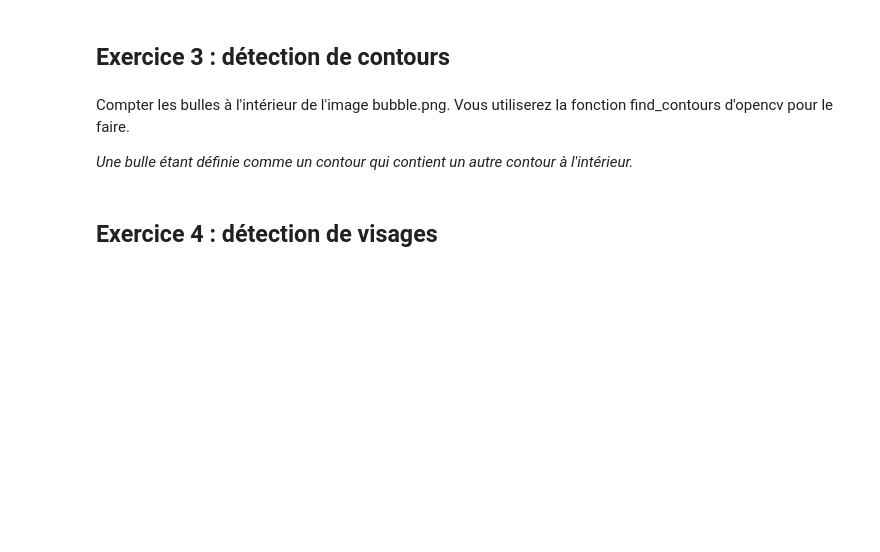
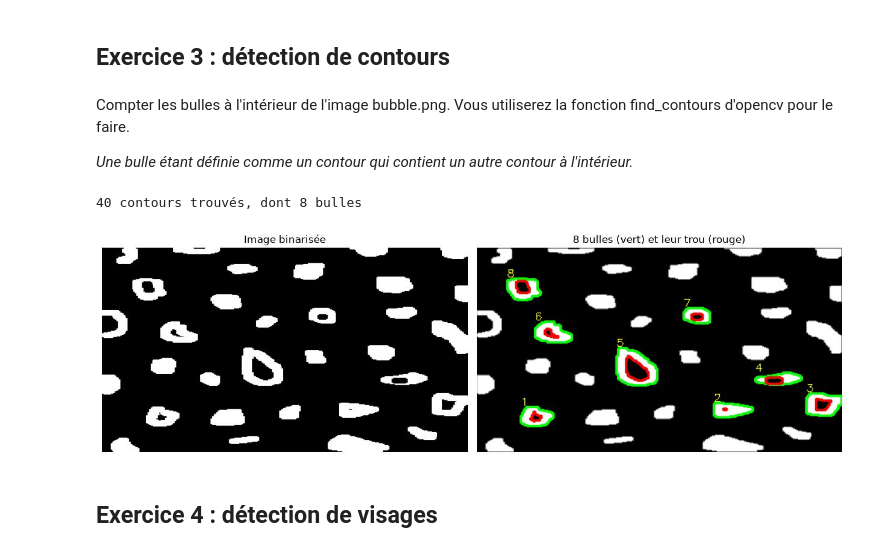
Before and after one commit to titease10/Computer_Vision_Sudoku, a Jupyter notebook: TD/TD_OpenCV.ipynb, the cells around one changed output. Drawn from its saved outputs; the diff is of its cells as text; code cells hidden in the pictures; blank space fills up the shorter version.

```diff
--- a/TD/TD_OpenCV.ipynb
+++ b/TD/TD_OpenCV.ipynb
@@ -14,6 +144,32 @@ Labelliser 5 images sur Makesense.ai puis vérifier les annotations en recodant
 Compter les bulles à l'intérieur de l'image bubble.png. Vous utiliserez la fonction find_contours d'opencv pour le faire.
 
 *Une bulle étant définie comme un contour qui contient un autre contour à l'intérieur.*
+# %%
+img = cv2.imread("Exercice 3/bubble.png")
+gris = cv2.cvtColor(img, cv2.COLOR_BGR2GRAY)
+_, binaire = cv2.threshold(gris, 127, 255, cv2.THRESH_BINARY)  # formes blanches sur fond noir
+
+# RETR_TREE renvoie la hiérarchie complète des contours :
+# hierarchie[i] = [suivant, précédent, premier_enfant, parent]
+contours, hierarchie = cv2.findContours(binaire, cv2.RETR_TREE, cv2.CHAIN_APPROX_SIMPLE)
+hierarchie = hierarchie[0]
+
+# Une bulle = un contour qui contient un autre contour, donc qui a un enfant (premier_enfant != -1).
+bulles = [i for i in range(len(contours)) if hierarchie[i][2] != -1]
+print(f"{len(contours)} contours trouvés, dont {len(bulles)} bulles")
+
+sortie = img.copy()
+cv2.drawContours(sortie, contours, -1, (128, 128, 128), 1)  # tous les contours en gris
+for n, i in enumerate(bulles, 1):
+    cv2.drawContours(sortie, contours, i, (0, 255, 0), 2)  # bulle (contour extérieur) en vert
+    cv2.drawContours(sortie, contours, hierarchie[i][2], (0, 0, 255), 2)  # son contour intérieur en rouge
+    x, y, w, h = cv2.boundingRect(contours[i])
+    cv2.putText(sortie, str(n), (x, max(10, y - 2)), cv2.FONT_HERSHEY_SIMPLEX, 0.45, (0, 255, 255), 1)
+cv2.imwrite("resultats/ex3_bulles.png", sortie)
+afficher([binaire, sortie], ["Image binarisée", f"{len(bulles)} bulles (vert) et leur trou (rouge)"])
+# %% [output]
+40 contours trouvés, dont 8 bulles
+[figure, added]
 # %% [markdown]
 ## Exercice 4 : détection de visages
 # %% [markdown]
```
Also changed, not shown: parts of 12 cells of this notebook, 22 other files.
